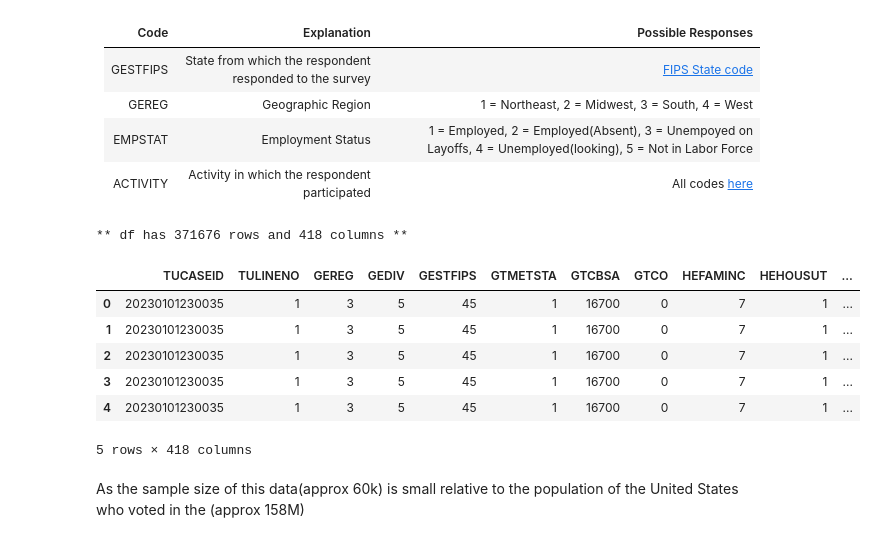
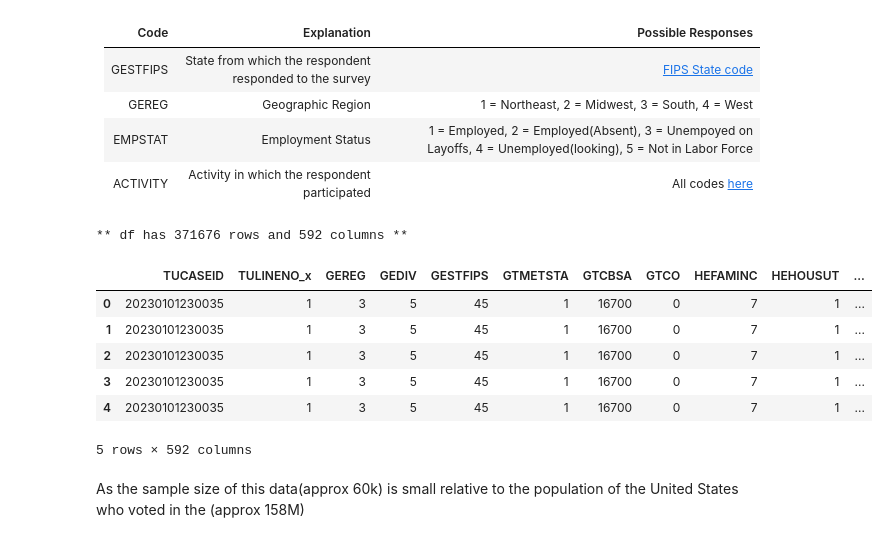
Before and after one commit to EdwinSavelson/CS3120_Final_Project, a Jupyter notebook: Edwin_Savelson_Final_Project_pynb.ipynb, the cells around one changed output. Drawn from its saved outputs; the diff is of its cells as text; code cells hidden in the pictures.

```diff
--- a/Edwin_Savelson_Final_Project_pynb.ipynb
+++ b/Edwin_Savelson_Final_Project_pynb.ipynb
@@ -58,18 +58,20 @@ There are **389** columns in this data so attempting to analyze all of these fea
 # %%
 df1 = pd.read_csv('https://raw.githubusercontent.com/EdwinSavelson/CS3120_Final_Project/refs/heads/main/atuscperson_2023.dat')
 df2= pd.read_csv('https://raw.githubusercontent.com/EdwinSavelson/CS3120_Final_Project/refs/heads/main/atusactivity_2023.dat')
+df3 = pd.read_csv('https://raw.githubusercontent.com/EdwinSavelson/CS3120_Final_Project/refs/heads/main/atusresp_2023.dat')
 data= pd.merge(df1, df2, on='TUCASEID')
+data= pd.merge(data, df3, on='TUCASEID')
 print(f"** df has {data.shape[0]} rows and {data.shape[1]} columns **")
 data.head()
 # %% [output]
-** df has 371676 rows and 418 columns **
+** df has 371676 rows and 592 columns **
-|  | TUCASEID | TULINENO | GEREG | GEDIV | GESTFIPS | GTMETSTA | GTCBSA | GTCO | HEFAMINC | HEHOUSUT | ... |
+|  | TUCASEID | TULINENO_x | GEREG | GEDIV | GESTFIPS | GTMETSTA | GTCBSA | GTCO | HEFAMINC | HEHOUSUT | ... |
 | 0 | 20230101230035 | 1 | 3 | 5 | 45 | 1 | 16700 | 0 | 7 | 1 | ... |
 | 1 | 20230101230035 | 1 | 3 | 5 | 45 | 1 | 16700 | 0 | 7 | 1 | ... |
 | 2 | 20230101230035 | 1 | 3 | 5 | 45 | 1 | 16700 | 0 | 7 | 1 | ... |
 | 3 | 20230101230035 | 1 | 3 | 5 | 45 | 1 | 16700 | 0 | 7 | 1 | ... |
 | 4 | 20230101230035 | 1 | 3 | 5 | 45 | 1 | 16700 | 0 | 7 | 1 | ... |
-5 rows × 418 columns
+5 rows × 592 columns
 # %% [markdown]
 As the sample size of this data(approx 60k) is small relative to the population of the United States who voted in the (approx 158M)
 # %%
```
Also changed, not shown: parts of 4 cells of this notebook.
